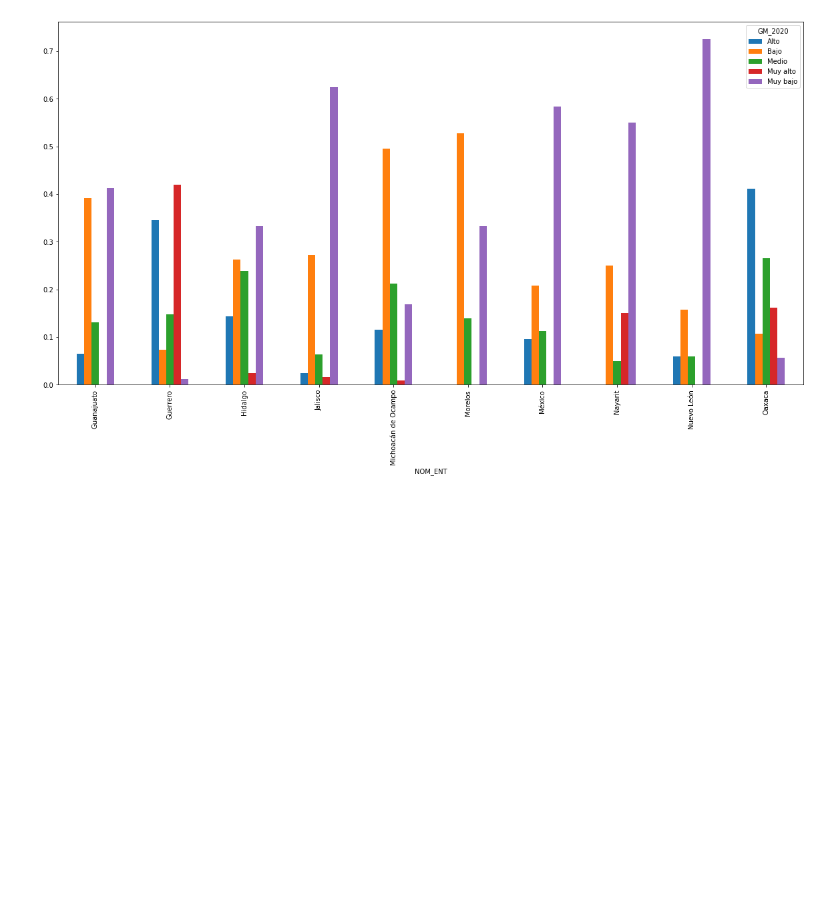
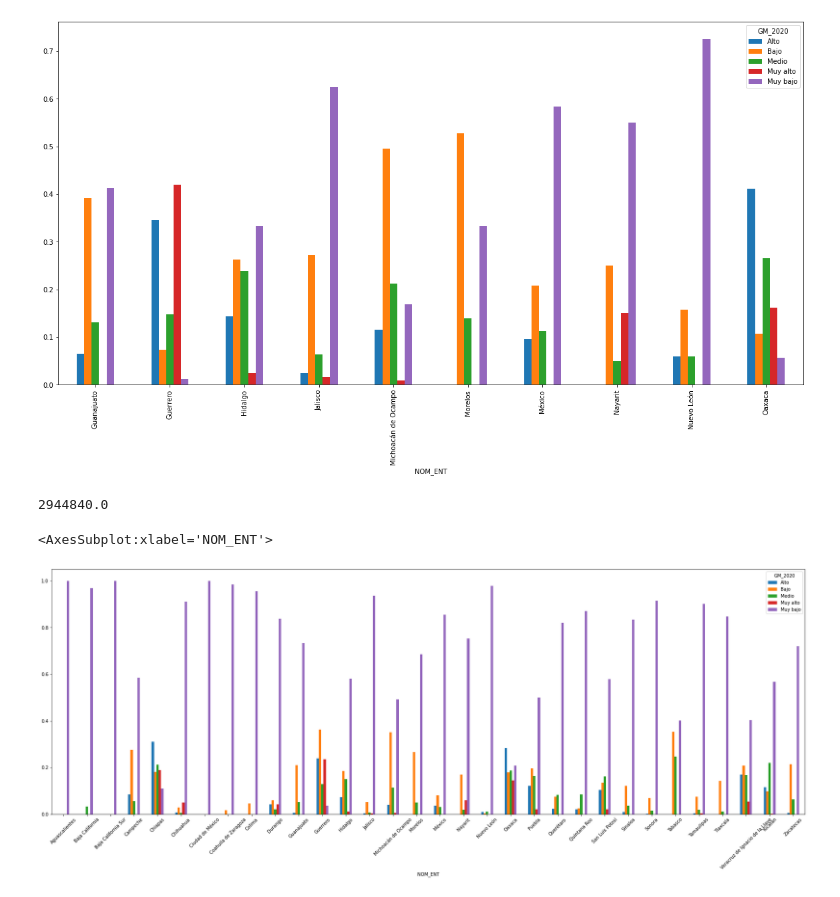
Before and after one commit to ivanDavila/propedeutico_ivandavila, a Jupyter notebook: Propedeutico.ipynb, the cells around one changed output. Drawn from its saved outputs; the diff is of its cells as text; code cells hidden in the pictures; blank space fills up the shorter version.

```diff
--- a/Propedeutico.ipynb
+++ b/Propedeutico.ipynb
@@ -156,3 +146,16 @@ ind_mun_por_estado.fillna(0).iloc[10:20].plot(kind="bar",figsize=(20,10))
 # %% [output]
 <AxesSubplot:xlabel='NOM_ENT'>
 [figure]
+# %%
+pop_estado = data_mncpio.groupby("NOM_ENT")["POB_TOT"].sum()
+pop_estado["Sonora"]
+# %% [output]
+2944840.0
+# %%
+pop_muybajo_dt = data_mncpio.groupby(["NOM_ENT", "GM_2020"])["POB_TOT"].sum()/pop_estado
+# pop_muybajo_dt.plot(kind = "bar", figsize=(20,10))
+pop_muybajo_dt = pop_muybajo_dt.unstack()
+pop_muybajo_dt.fillna(0).plot(kind="bar",figsize=(30,10), rot=45)
+# %% [output]
+<AxesSubplot:xlabel='NOM_ENT'>
+[figure, added]
```
Also changed, not shown: parts of 7 cells of this notebook, 1 other file.
